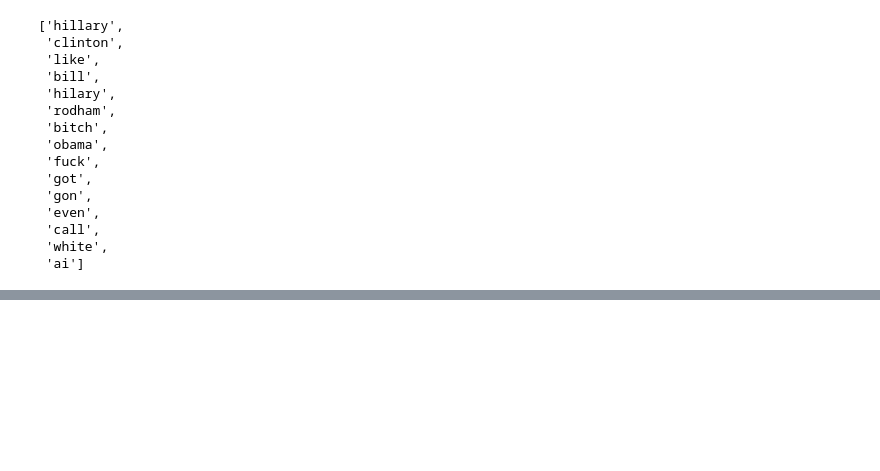
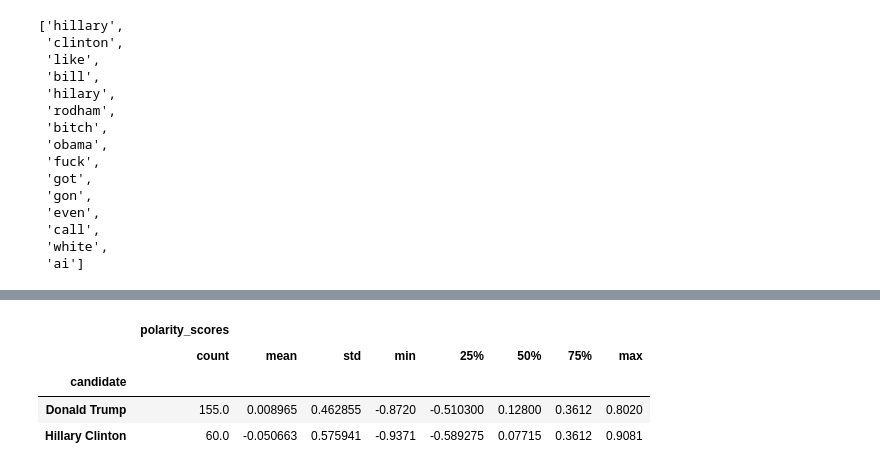
Before and after one commit to y00628/hip-hop, a Jupyter notebook: hillary_trump_sentiment_analysis.ipynb, the cells around one changed output, grey strips where cells are left out. Drawn from its saved outputs; the diff is of its cells as text; code cells hidden in the pictures; blank space fills up the shorter version.

```diff
--- a/hillary_trump_sentiment_analysis.ipynb
+++ b/hillary_trump_sentiment_analysis.ipynb
@@ -202,0 +229,8 @@ See the caveats in the documentation: https://pandas.pydata.org/pandas-docs/stab
+# %%
+trump_clinton_nonzero[['candidate', 'polarity_scores']].groupby('candidate').describe()
+# %% [output]
+|  | polarity_scores |  |  |  |  |  |  |  |
+|  | count | mean | std | min | 25% | 50% | 75% | max |
+| candidate |  |  |  |  |  |  |  |  |
+| Donald Trump | 155.0 | 0.008965 | 0.462855 | -0.8720 | -0.510300 | 0.12800 | 0.3612 | 0.8020 |
+| Hillary Clinton | 60.0 | -0.050663 | 0.575941 | -0.9371 | -0.589275 | 0.07715 | 0.3612 | 0.9081 |
```
Also changed, not shown: parts of 13 cells of this notebook.
